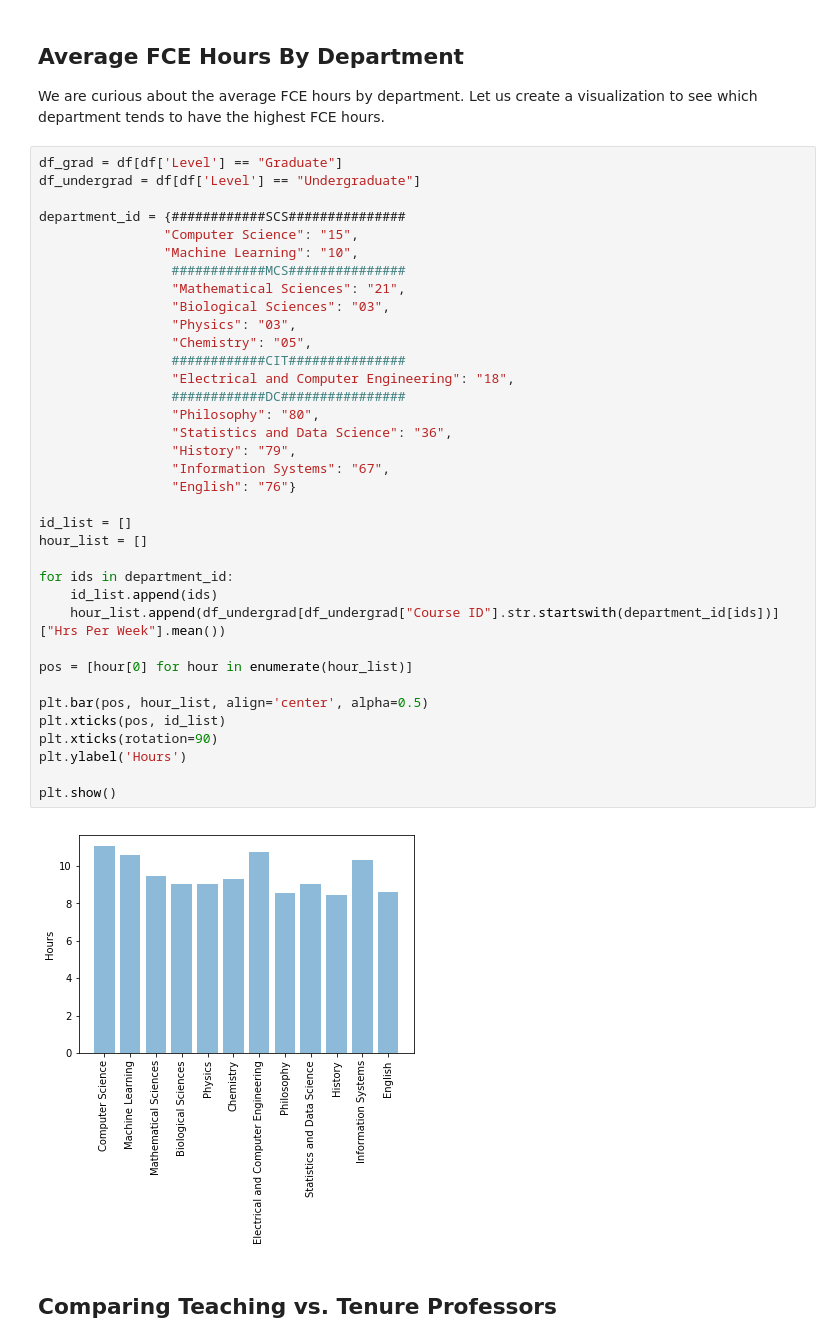
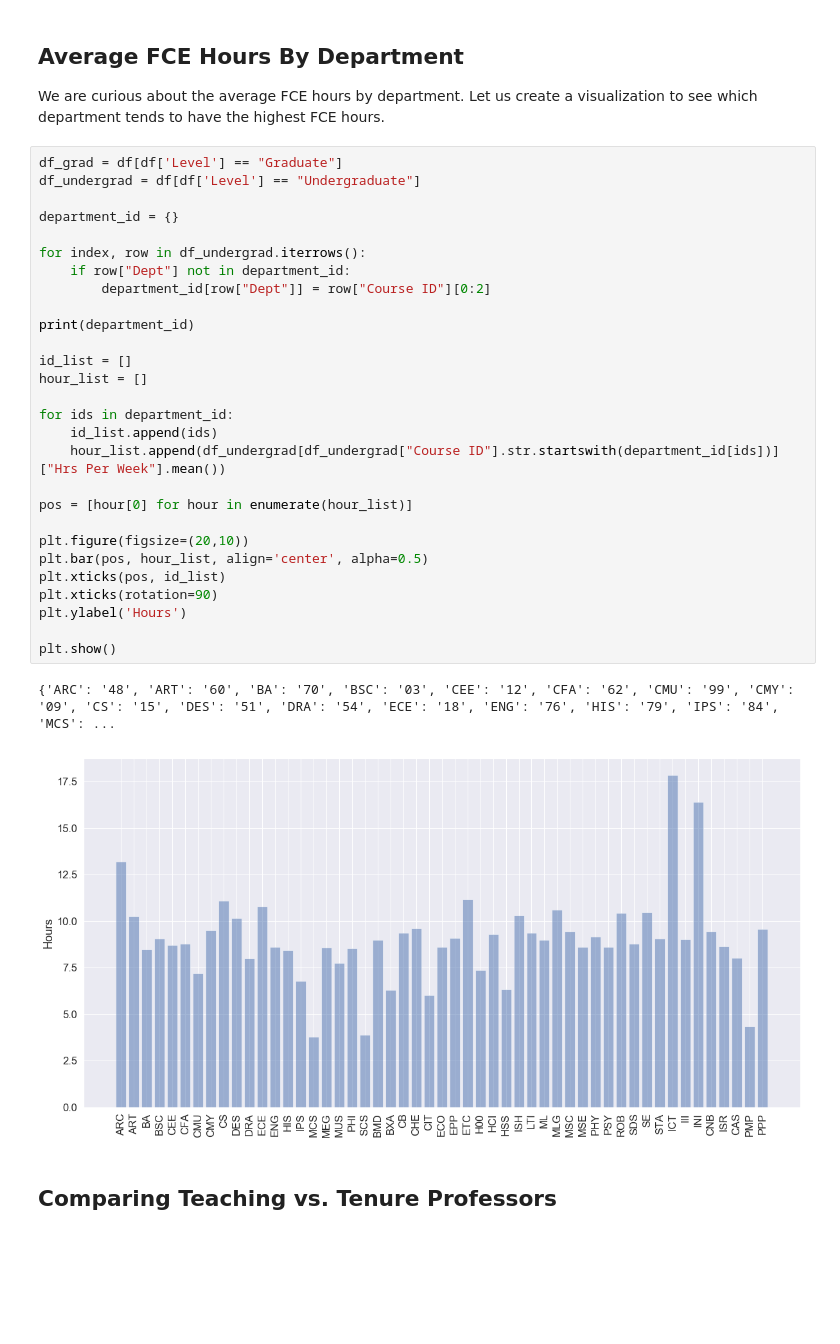
Before and after one commit to TheJYKoder/-15-388-Final-Project-F19-, a Jupyter notebook: 15388 Final Project FCE.ipynb, the cells around one changed output. Cells and saved outputs as stored; diff of their text form; blank space fills up the shorter version.

Commit message:
Upload Graphs

```diff
--- a/15388 Final Project FCE.ipynb
+++ b/15388 Final Project FCE.ipynb
@@ -91,41 +91,34 @@ We are curious about the average FCE hours by department. Let us create a visual
 # %%
 df_grad = df[df['Level'] == "Graduate"]
 df_undergrad = df[df['Level'] == "Undergraduate"]
 
-department_id = {############SCS###############
-                "Computer Science": "15",
-                "Machine Learning": "10",
-                 ############MCS###############
-                 "Mathematical Sciences": "21",
-                 "Biological Sciences": "03",
-                 "Physics": "03",
-                 "Chemistry": "05",
-                 ############CIT###############
-                 "Electrical and Computer Engineering": "18",
-                 ############DC################
-                 "Philosophy": "80",
-                 "Statistics and Data Science": "36",
-                 "History": "79",
-                 "Information Systems": "67",
-                 "English": "76"}
+department_id = {}
+
+for index, row in df_undergrad.iterrows():
+    if row["Dept"] not in department_id:
+        department_id[row["Dept"]] = row["Course ID"][0:2]
+
+print(department_id)
 
 id_list = []
 hour_list = []
 
 for ids in department_id:
     id_list.append(ids)
     hour_list.append(df_undergrad[df_undergrad["Course ID"].str.startswith(department_id[ids])]["Hrs Per Week"].mean())
 
 pos = [hour[0] for hour in enumerate(hour_list)]
 
+plt.figure(figsize=(20,10))
 plt.bar(pos, hour_list, align='center', alpha=0.5)
 plt.xticks(pos, id_list)
 plt.xticks(rotation=90)
 plt.ylabel('Hours')
 
 plt.show()
 # %% [output]
+{'ARC': '48', 'ART': '60', 'BA': '70', 'BSC': '03', 'CEE': '12', 'CFA': '62', 'CMU': '99', 'CMY': '09', 'CS': '15', 'DES': '51', 'DRA': '54', 'ECE': '18', 'ENG': '76', 'HIS': '79', 'IPS': '84', 'MCS': ...
-[figure, old version]
+[figure, new version]
 # %% [markdown]
 ## Comparing Teaching vs. Tenure Professors
 # %%
```
Also changed, not shown: parts of 24 cells of this notebook, 1 other file.
